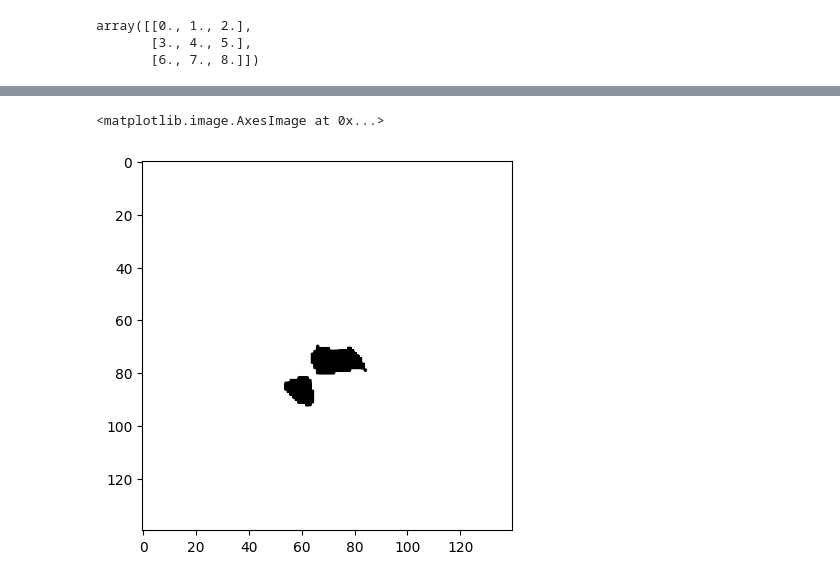
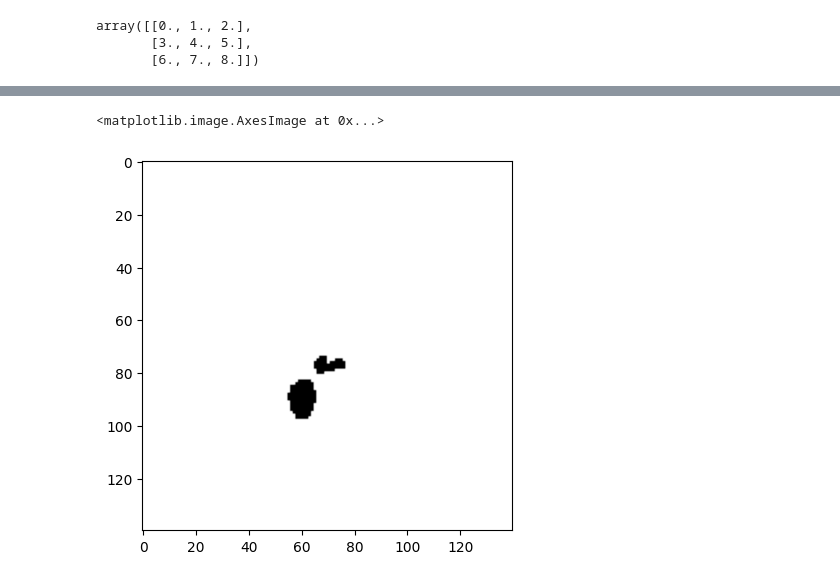
Before and after one commit to joytywu/PET_CT, a Jupyter notebook: utils/read_and_mip_nifty.ipynb, the cells around one changed output, grey strips where cells are left out. Drawn from its saved outputs; the diff is of its cells as text; code cells hidden in the pictures.

```diff
--- a/utils/read_and_mip_nifty.ipynb
+++ b/utils/read_and_mip_nifty.ipynb
@@ -619,5 +630,5 @@ predicted = np.multiply(candidates, likelihoods)
 # %%
-plt.imshow(predicted[:,:,idx],cmap='Greys', vmax = 48)
+plt.imshow(seg_img[:,:,idx],cmap='Greys')
 # %% [output]
 <matplotlib.image.AxesImage at 0x...>
-[figure, old version]
+[figure, new version]
```
Also changed, not shown: parts of 4 cells of this notebook, 1 other file.
